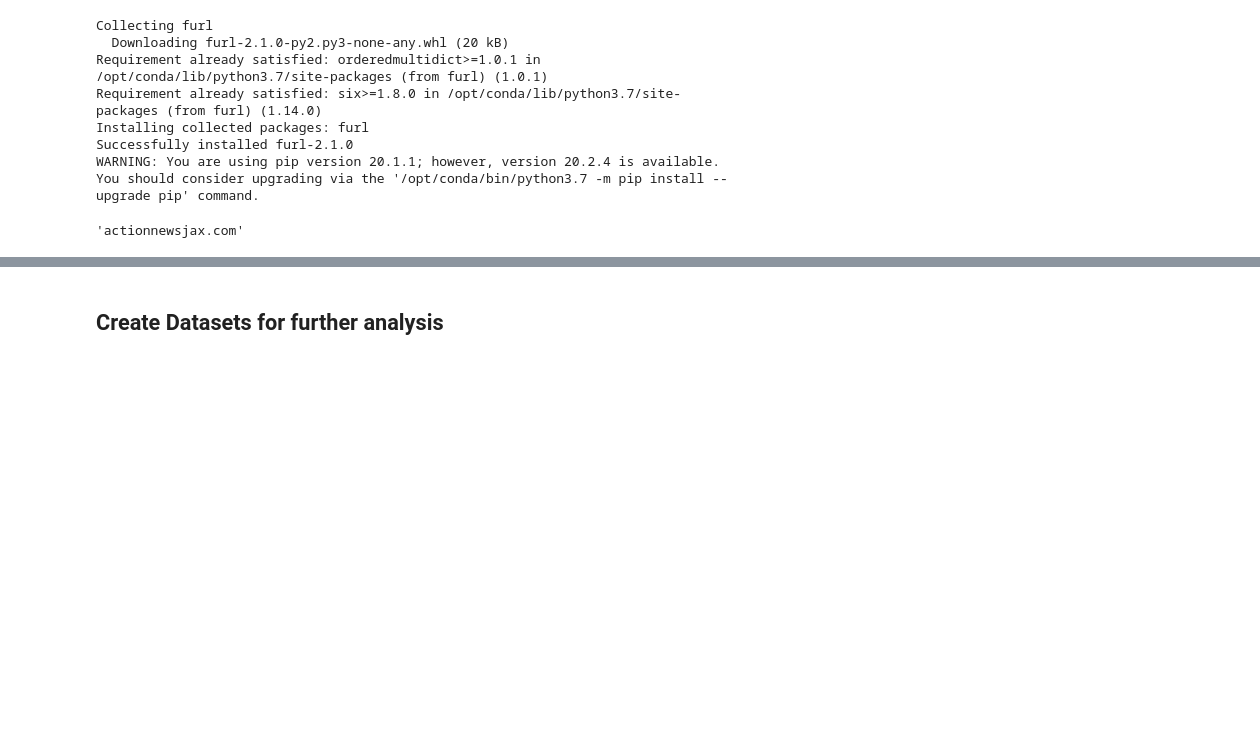
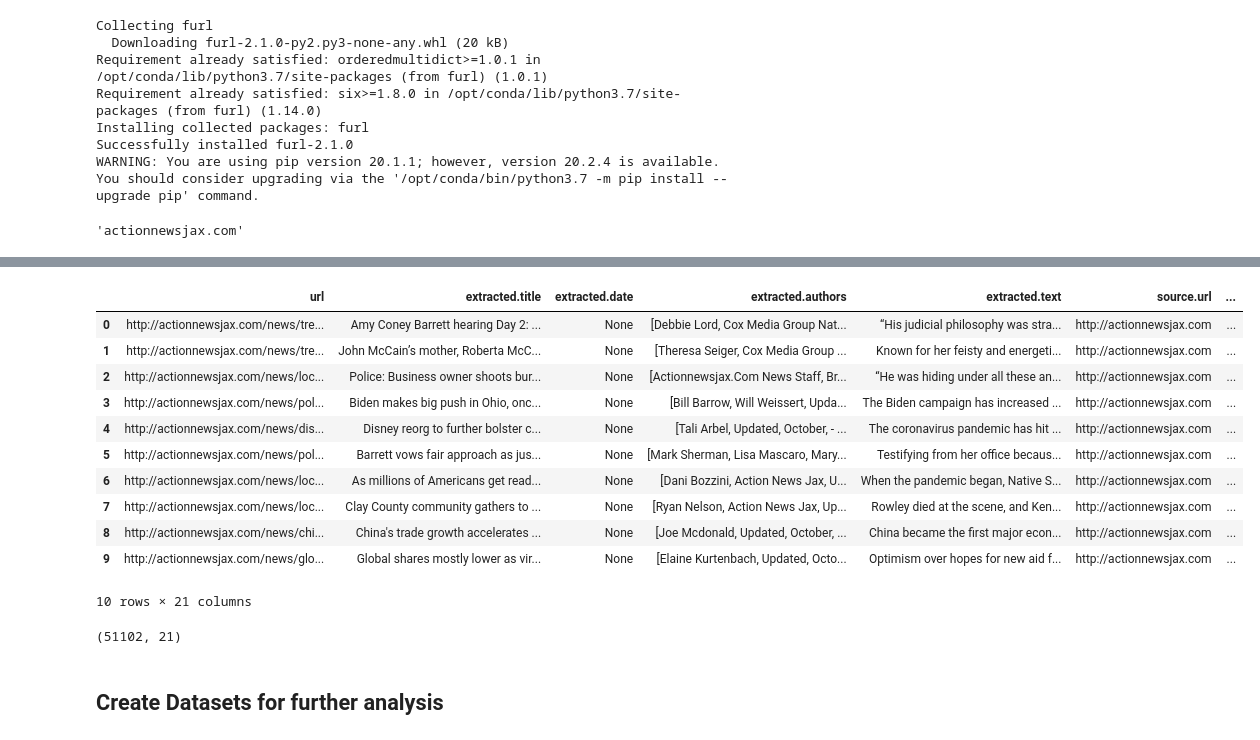
Before and after one commit to vsistla/codefordemocracy, a Jupyter notebook: EDA.ipynb, the cells around one changed output, grey strips where cells are left out. Drawn from its saved outputs; the diff is of its cells as text; code cells hidden in the pictures; blank space fills up the shorter version.

```diff
--- a/EDA.ipynb
+++ b/EDA.ipynb
@@ -352,8 +352,25 @@ df_src_norm_limited.head(10)
 #Now, join source-lean-flags dataframe with the main dataframe
 
 dfinal = df_src_norm_limited.merge(df_src_flags, how='inner', left_on='domain_url', right_on='domain')
+# %%
+dfinal.head(10)
+# %% [output]
+|  | url | extracted.title | extracted.date | extracted.authors | extracted.text | source.url | ... |
+| 0 | http://actionnewsjax.com/news/tre... | Amy Coney Barrett hearing Day 2: ... | None | [Debbie Lord, Cox Media Group Nat... | “His judicial philosophy was stra... | http://actionnewsjax.com | ... |
+| 1 | http://actionnewsjax.com/news/tre... | John McCain’s mother, Roberta McC... | None | [Theresa Seiger, Cox Media Group ... | Known for her feisty and energeti... | http://actionnewsjax.com | ... |
+| 2 | http://actionnewsjax.com/news/loc... | Police: Business owner shoots bur... | None | [Actionnewsjax.Com News Staff, Br... | “He was hiding under all these an... | http://actionnewsjax.com | ... |
+| 3 | http://actionnewsjax.com/news/pol... | Biden makes big push in Ohio, onc... | None | [Bill Barrow, Will Weissert, Upda... | The Biden campaign has increased ... | http://actionnewsjax.com | ... |
+| 4 | http://actionnewsjax.com/news/dis... | Disney reorg to further bolster c... | None | [Tali Arbel, Updated, October, - ... | The coronavirus pandemic has hit ... | http://actionnewsjax.com | ... |
+| 5 | http://actionnewsjax.com/news/pol... | Barrett vows fair approach as jus... | None | [Mark Sherman, Lisa Mascaro, Mary... | Testifying from her office becaus... | http://actionnewsjax.com | ... |
+| 6 | http://actionnewsjax.com/news/loc... | As millions of Americans get read... | None | [Dani Bozzini, Action News Jax, U... | When the pandemic began, Native S... | http://actionnewsjax.com | ... |
+| 7 | http://actionnewsjax.com/news/loc... | Clay County community gathers to ... | None | [Ryan Nelson, Action News Jax, Up... | Rowley died at the scene, and Ken... | http://actionnewsjax.com | ... |
+| 8 | http://actionnewsjax.com/news/chi... | China's trade growth accelerates ... | None | [Joe Mcdonald, Updated, October, ... | China became the first major econ... | http://actionnewsjax.com | ... |
+| 9 | http://actionnewsjax.com/news/glo... | Global shares mostly lower as vir... | None | [Elaine Kurtenbach, Updated, Octo... | Optimism over hopes for new aid f... | http://actionnewsjax.com | ... |
+10 rows × 21 columns
 # %%
-dfinal.hea
+dfinal.shape
+# %% [output]
+(51102, 21)
 # %%
 #df_src_norm_limited=df_src_norm.filter(items=['url','source.sitename','extracted.title', 'extracted.date', 'extracted.text', 'metadata.keywords', 'metadata.description'])
 # %%
```
